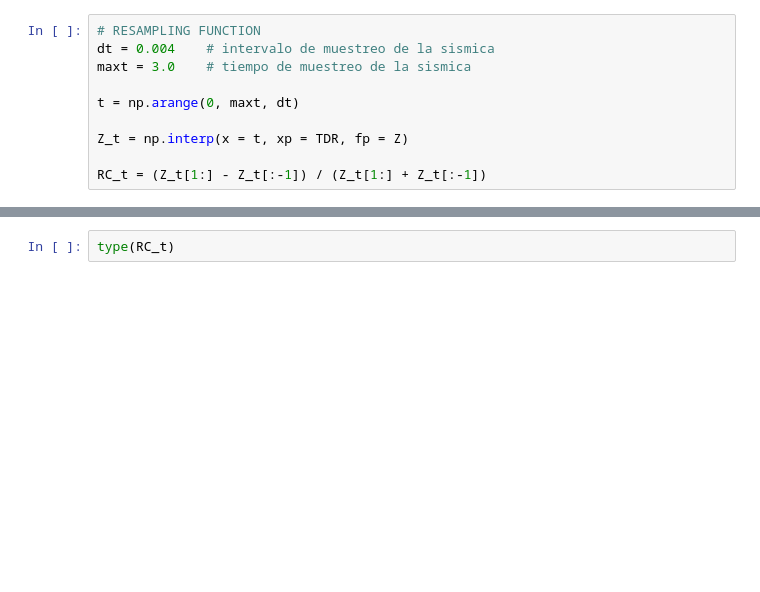
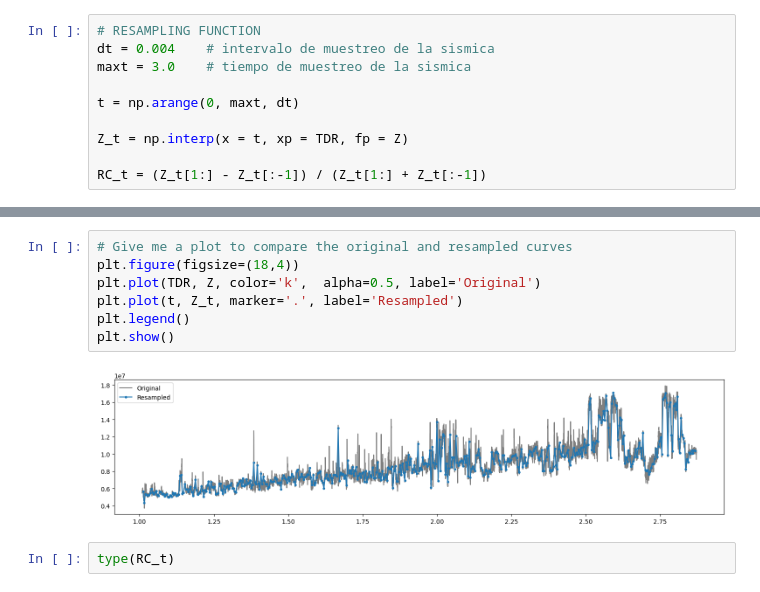
Before and after one commit to uber30/CVG_18_Curso_Introduccion_a_Python_para_Geociencias, a Jupyter notebook: Session_2_geophysics/session_2_synthetic_seismogram.ipynb, the cells around one changed output, grey strips where cells are left out. Saved outputs shown, nothing was run; the diff lists cells and outputs as text; blank space fills up the shorter version.

```diff
--- a/Session_2_geophysics/session_2_synthetic_seismogram.ipynb
+++ b/Session_2_geophysics/session_2_synthetic_seismogram.ipynb
@@ -617,3 +625,12 @@ RC_t = (Z_t[1:] - Z_t[:-1]) / (Z_t[1:] + Z_t[:-1])
+# %%
+# Give me a plot to compare the original and resampled curves
+plt.figure(figsize=(18,4))
+plt.plot(TDR, Z, color='k',  alpha=0.5, label='Original')
+plt.plot(t, Z_t, marker='.', label='Resampled')
+plt.legend()
+plt.show()
+# %% [output]
+[figure, added]
 # %%
 type(RC_t)
 # %% [output]
```
Also changed, not shown: parts of 6 cells of this notebook, 2 other files.
